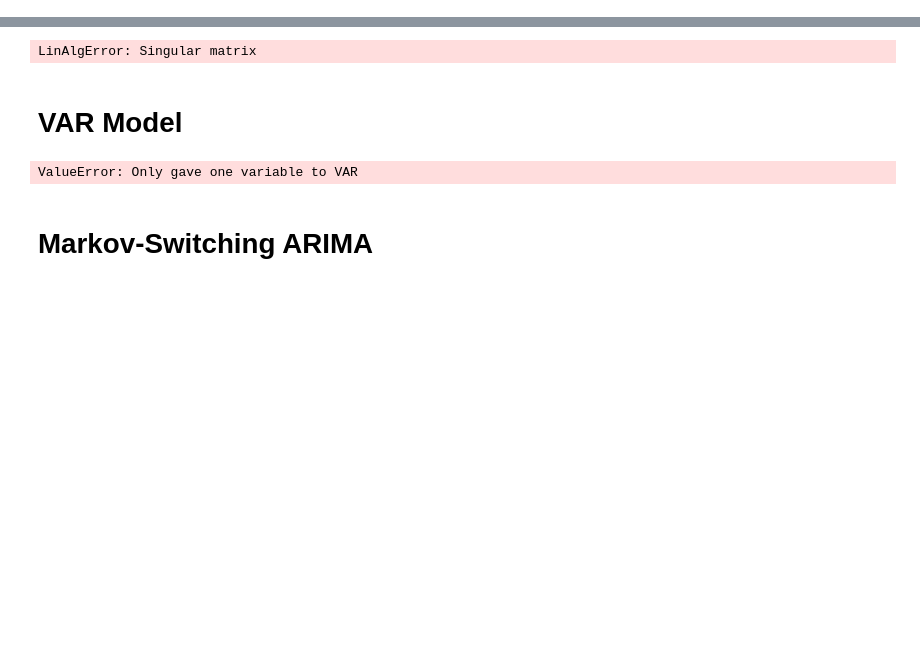
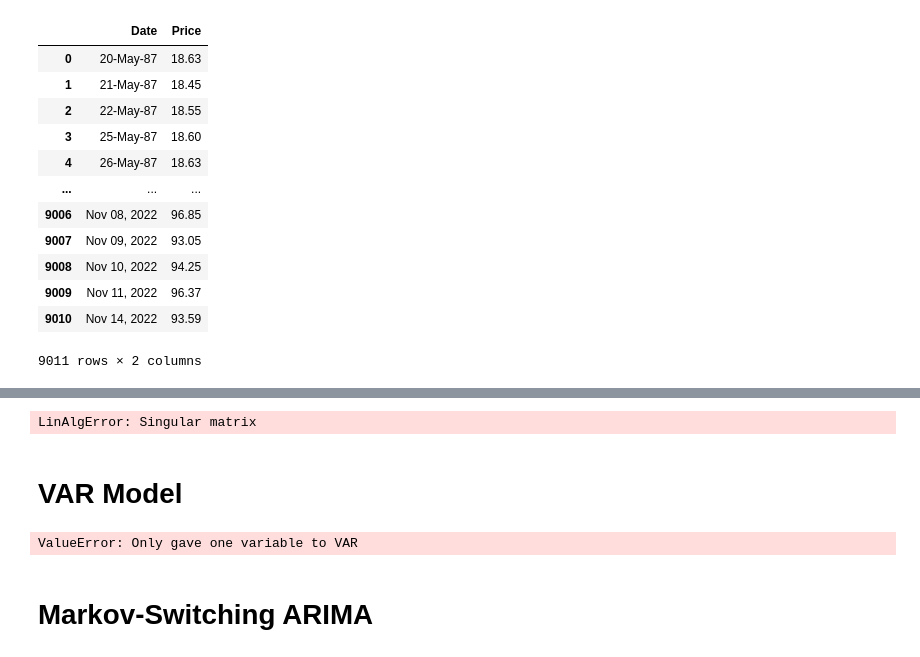
Before and after one commit to surak-alf/change_point_analysis, a Jupyter notebook: notbooks/time_series_modeling.ipynb, the cells around one changed output, grey strips where cells are left out. Saved outputs shown, nothing was run; the diff lists cells and outputs as text; code cells hidden in the pictures; blank space fills up the shorter version.

Commit message:
data_exploration_and_time_series_notebooks-modified

```diff
--- a/notbooks/time_series_modeling.ipynb
+++ b/notbooks/time_series_modeling.ipynb
@@ -11,3 +11,19 @@ from tensorflow.keras.layers import LSTM, Dense
 # %%
 # Prepare multivariate data
 data = pd.read_csv('..\data\BrentOilPrices.csv')
+# %%
+data
+# %% [output]
+|  | Date | Price |
+| 0 | 20-May-87 | 18.63 |
+| 1 | 21-May-87 | 18.45 |
+| 2 | 22-May-87 | 18.55 |
+| 3 | 25-May-87 | 18.60 |
+| 4 | 26-May-87 | 18.63 |
+| ... | ... | ... |
+| 9006 | Nov 08, 2022 | 96.85 |
+| 9007 | Nov 09, 2022 | 93.05 |
+| 9008 | Nov 10, 2022 | 94.25 |
+| 9009 | Nov 11, 2022 | 96.37 |
+| 9010 | Nov 14, 2022 | 93.59 |
+9011 rows × 2 columns
```
Also changed, not shown: parts of 18 cells of this notebook, 1 other file.
